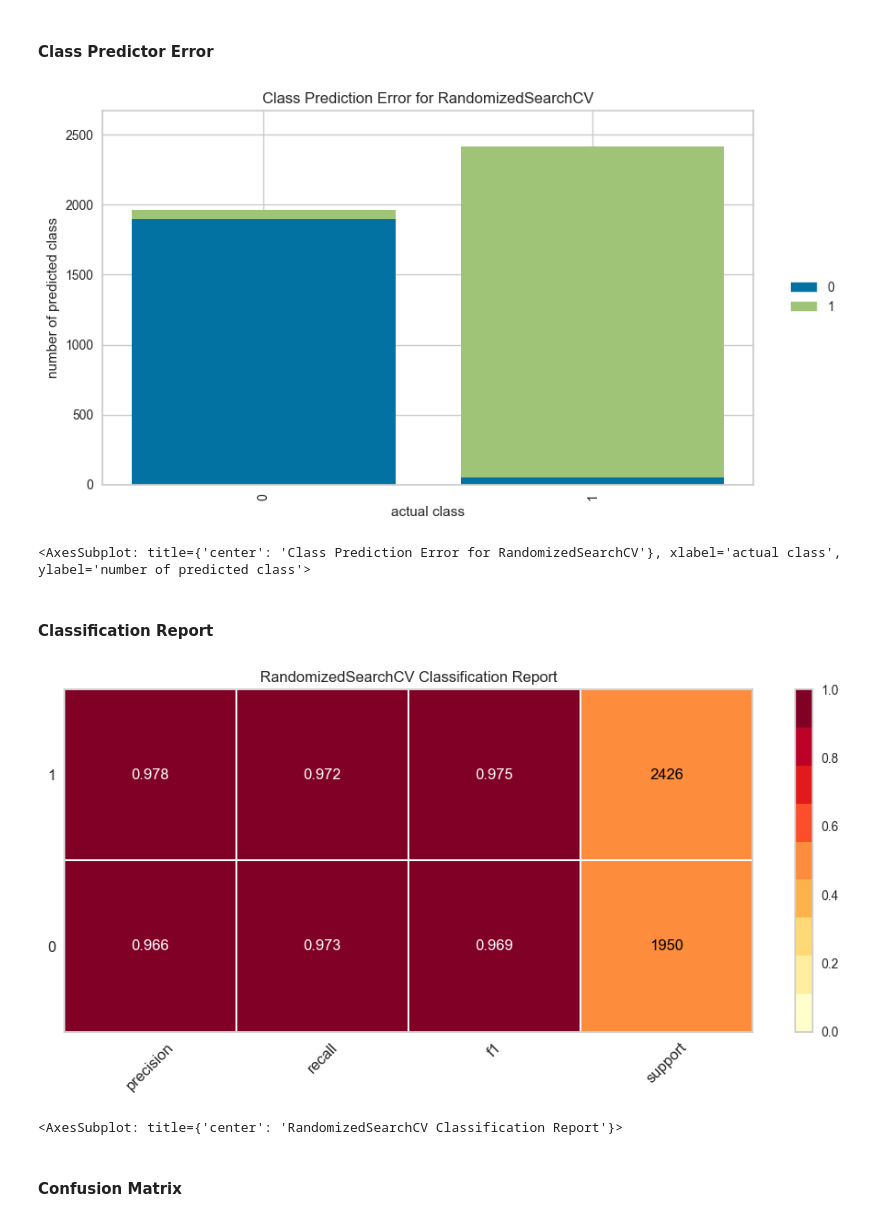
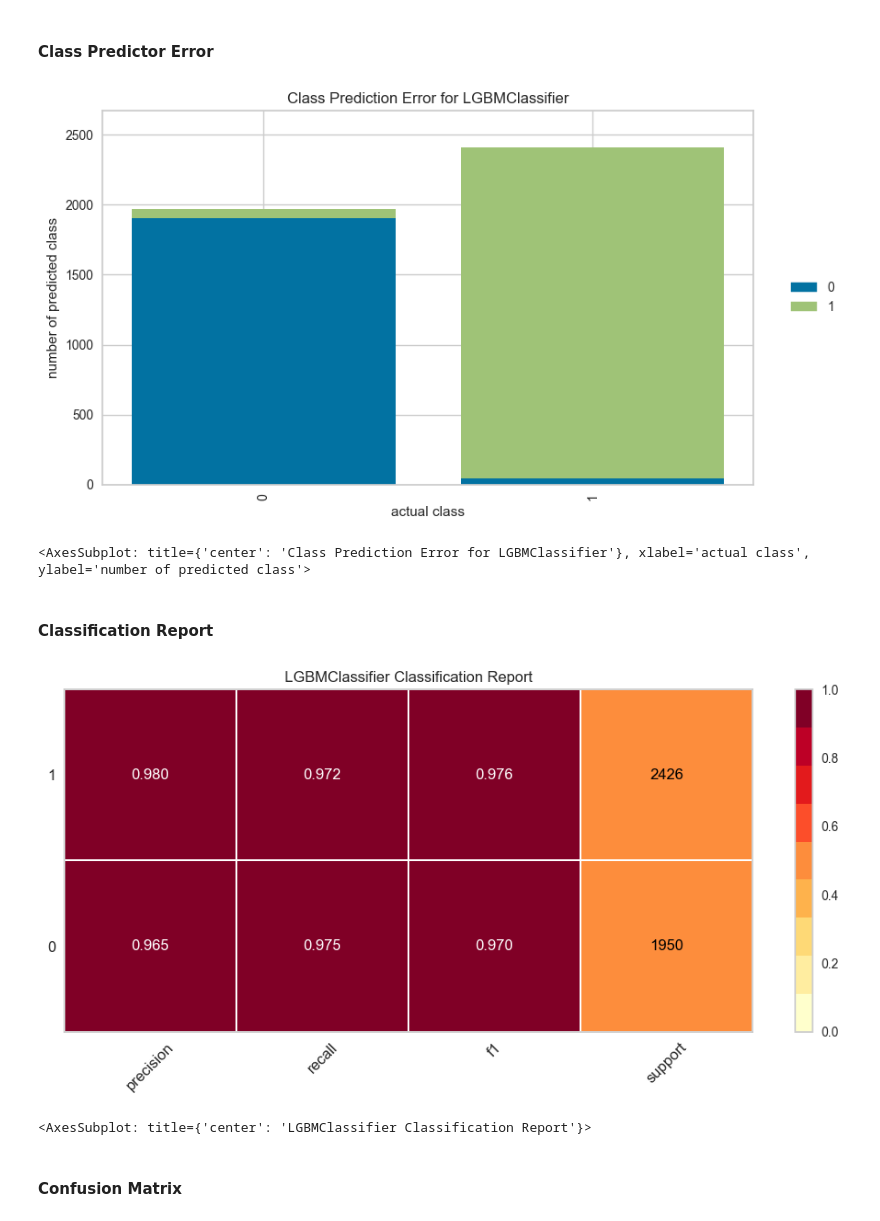
Before and after one commit to shanshanlao/Airline-Passenger-Satisfaction-Prediction, a Jupyter notebook: Code/Airline_data_modeling.ipynb, the cells around one changed output. Saved outputs shown, nothing was run; the diff lists cells and outputs as text; code cells hidden in the pictures.

```diff
--- a/Code/Airline_data_modeling.ipynb
+++ b/Code/Airline_data_modeling.ipynb
@@ -1021,46 +1021,48 @@ print('after', X_test.shape)
 # %% [output]
 before: (4376, 21)
 after (4376, 17)
+# %%
+best_model = model_lgbm
 # %% [markdown]
 #### Class Predictor Error
 # %%
 import matplotlib
 matplotlib.rcParams['figure.figsize'] = (10,5)
 
 from yellowbrick.classifier import ClassPredictionError
 
 classes = ["0", "1"]
 
 visualizer = ClassPredictionError(
-    rf_random, classes=classes, is_fitted=True
+    best_model, classes=classes, is_fitted=True
 )
 
 # Fit the training data to the visualizer
 visualizer.fit(X_train, y_train)
 
 # Evaluate the model on the test data
 visualizer.score(X_test, y_test)
 
 # Draw visualization
 visualizer.show()
 # %% [output]
-[figure, old version]
+[figure, new version]
-<AxesSubplot: title={'center': 'Class Prediction Error for RandomizedSearchCV'}, xlabel='actual class', ylabel='number of predicted class'>
+<AxesSubplot: title={'center': 'Class Prediction Error for LGBMClassifier'}, xlabel='actual class', ylabel='number of predicted class'>
 # %% [markdown]
 #### Classification Report
 # %%
 from yellowbrick.classifier import ClassificationReport
 
 visualizer = ClassificationReport(
-    rf_random, classes=classes, support=True, is_fitted=True
+    best_model, classes=classes, support=True, is_fitted=True
 )
 
 visualizer.fit(X_train, y_train)        # Fit the visualizer and the model
 visualizer.score(X_test, y_test)        # Evaluate the model on the test data
 visualizer.show()                       # Finalize and show the figure
 # %% [output]
-[figure, old version]
+[figure, new version]
-<AxesSubplot: title={'center': 'RandomizedSearchCV Classification Report'}>
+<AxesSubplot: title={'center': 'LGBMClassifier Classification Report'}>
 # %% [markdown]
 #### Confusion Matrix
 # %%
```
Also changed, not shown: parts of 8 cells of this notebook.
